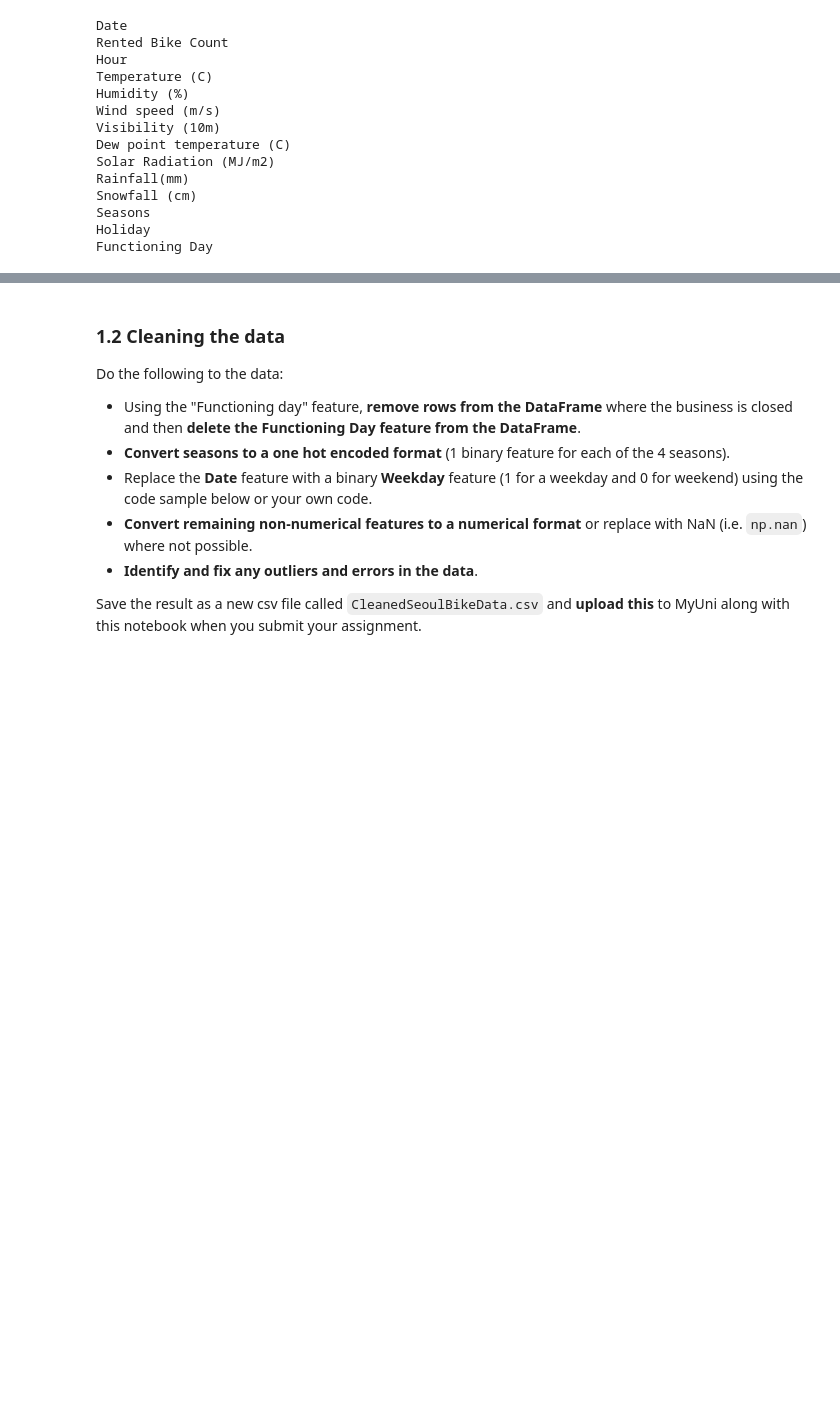
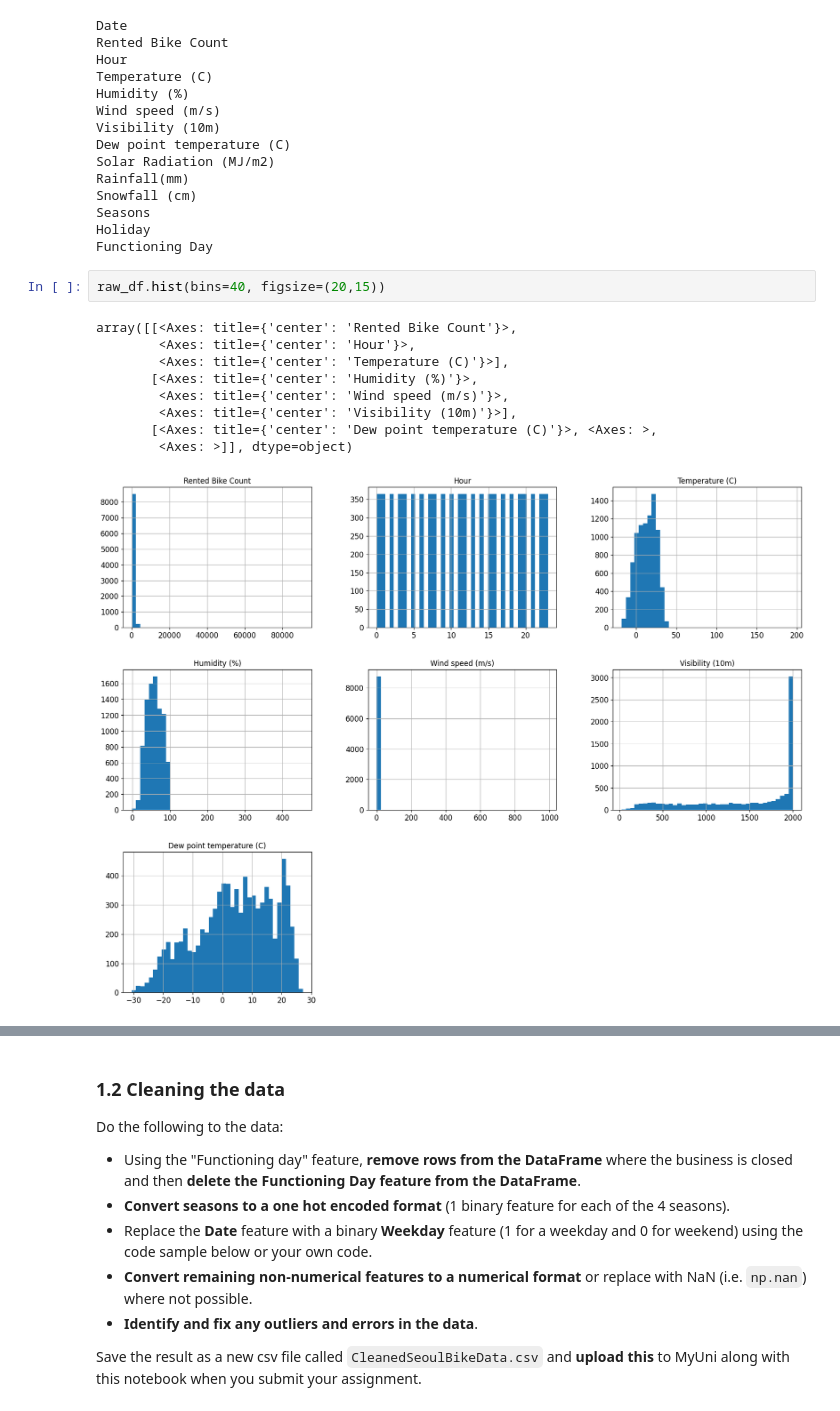
Before and after one commit to CHamilton0/COMP-SCI-7317-Using-Machine-Learning-Tools, a Jupyter notebook: assignment1/A1.ipynb, the cells around one changed output, grey strips where cells are left out. Cells and saved outputs as stored; diff of their text form; blank space fills up the shorter version.

```diff
--- a/assignment1/A1.ipynb
+++ b/assignment1/A1.ipynb
@@ -108,3 +108,15 @@ Snowfall (cm)
 Seasons
 Holiday
 Functioning Day
+# %%
+raw_df.hist(bins=40, figsize=(20,15))
+# %% [output]
+array([[<Axes: title={'center': 'Rented Bike Count'}>,
+        <Axes: title={'center': 'Hour'}>,
+        <Axes: title={'center': 'Temperature (C)'}>],
+       [<Axes: title={'center': 'Humidity (%)'}>,
+        <Axes: title={'center': 'Wind speed (m/s)'}>,
+        <Axes: title={'center': 'Visibility (10m)'}>],
+       [<Axes: title={'center': 'Dew point temperature (C)'}>, <Axes: >,
+        <Axes: >]], dtype=object)
+[figure, added]
```
Also changed, not shown: parts of 11 cells of this notebook, 1 other file.
